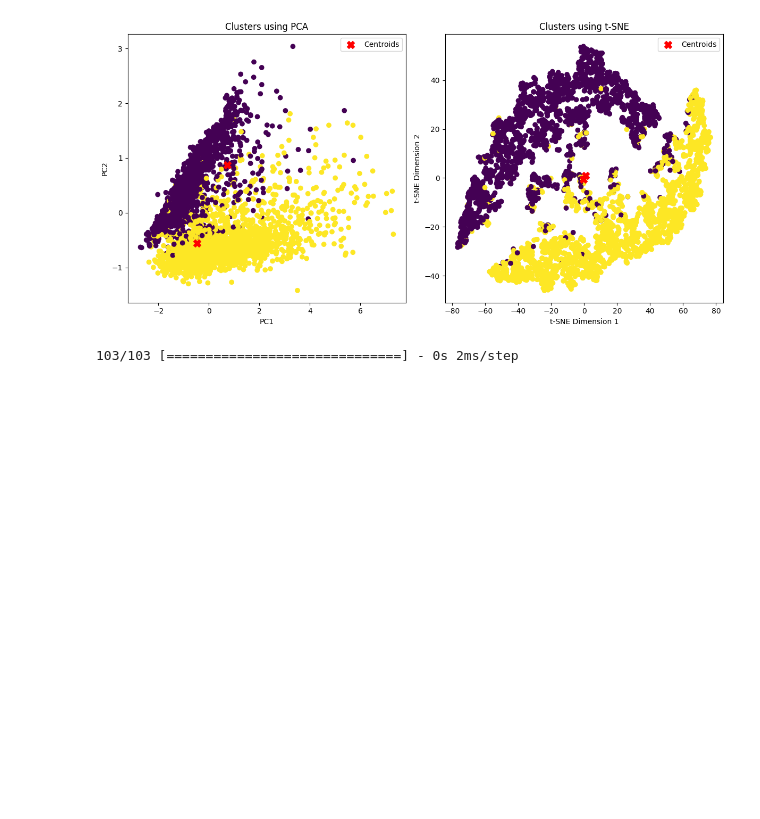
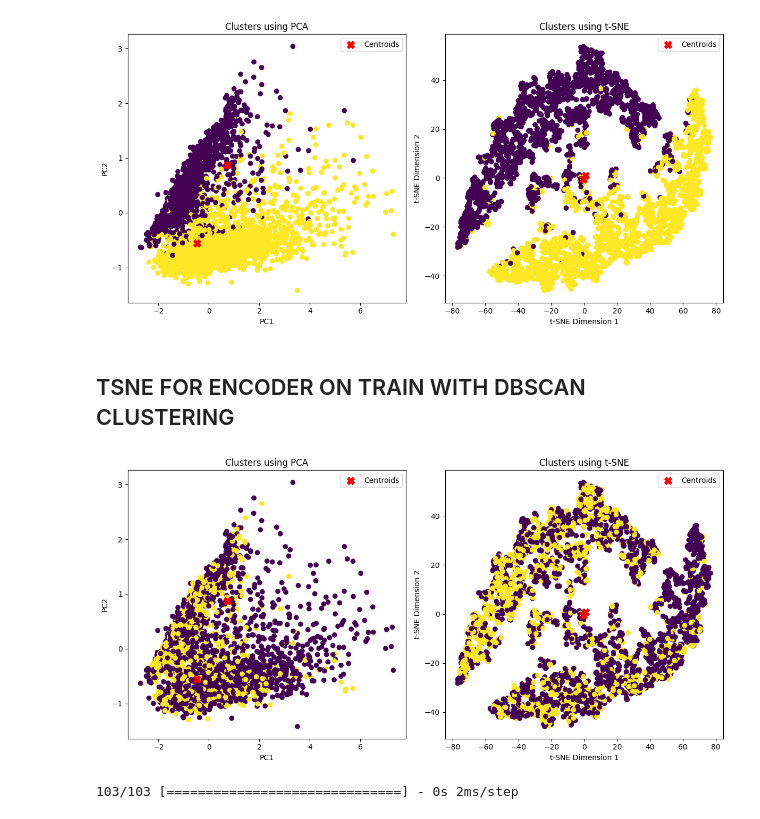
Before and after one commit to midnightripper/losses, a Jupyter notebook: 2dbscan.ipynb, the cells around one changed output. Drawn from its saved outputs; the diff is of its cells as text; code cells hidden in the pictures; blank space fills up the shorter version.

```diff
--- a/2dbscan.ipynb
+++ b/2dbscan.ipynb
@@ -426,6 +472,49 @@ plt.tight_layout()
 plt.show()
 # %% [output]
 [figure]
+# %% [markdown]
+## TSNE FOR ENCODER ON TRAIN WITH DBSCAN CLUSTERING
+# %%
+from sklearn.decomposition import PCA
+from sklearn.manifold import TSNE
+import matplotlib.pyplot as plt
+
+# Assuming xtrain is your input data with shape (5891, 38)
+# Assuming labels_binary is the cluster labels assigned by DBSCAN
+# Assuming centroids is a numpy array containing the centroid coordinates
+
+# Perform PCA
+pca = PCA(n_components=2)
+pca_result = pca.fit_transform(trainoutputs)
+
+# Perform t-SNE
+tsne = TSNE(n_components=2, perplexity=30)
+tsne_result = tsne.fit_transform(trainoutputs)
+
+# Plot clusters using PCA
+plt.figure(figsize=(12, 6))
+plt.subplot(1, 2, 1)
+plt.scatter(pca_result[:, 0], pca_result[:, 1], c=labels_binary, cmap='viridis')
+plt.scatter(centroids[:, 0], centroids[:, 1], c='red', marker='X', s=100, label='Centroids')
+plt.title('Clusters using PCA')
+plt.xlabel('PC1')
+plt.ylabel('PC2')
+plt.legend()
+
+# Plot clusters using t-SNE
+plt.subplot(1, 2, 2)
+plt.scatter(tsne_result[:, 0], tsne_result[:, 1], c=labels_binary, cmap='viridis')
+plt.scatter(centroids[:, 0], centroids[:, 1], c='red', marker='X', s=100, label='Centroids')
+plt.title('Clusters using t-SNE')
+plt.xlabel('t-SNE Dimension 1')
+plt.ylabel('t-SNE Dimension 2')
+plt.legend()
+
+# Display the plot
+plt.tight_layout()
+plt.show()
+# %% [output]
+[figure, added]
 # %%
 testoutputs = encoder_with_projection_head.predict(xtest)
 # %% [output]
```
Also changed, not shown: parts of 4 cells of this notebook, 5 other files.
